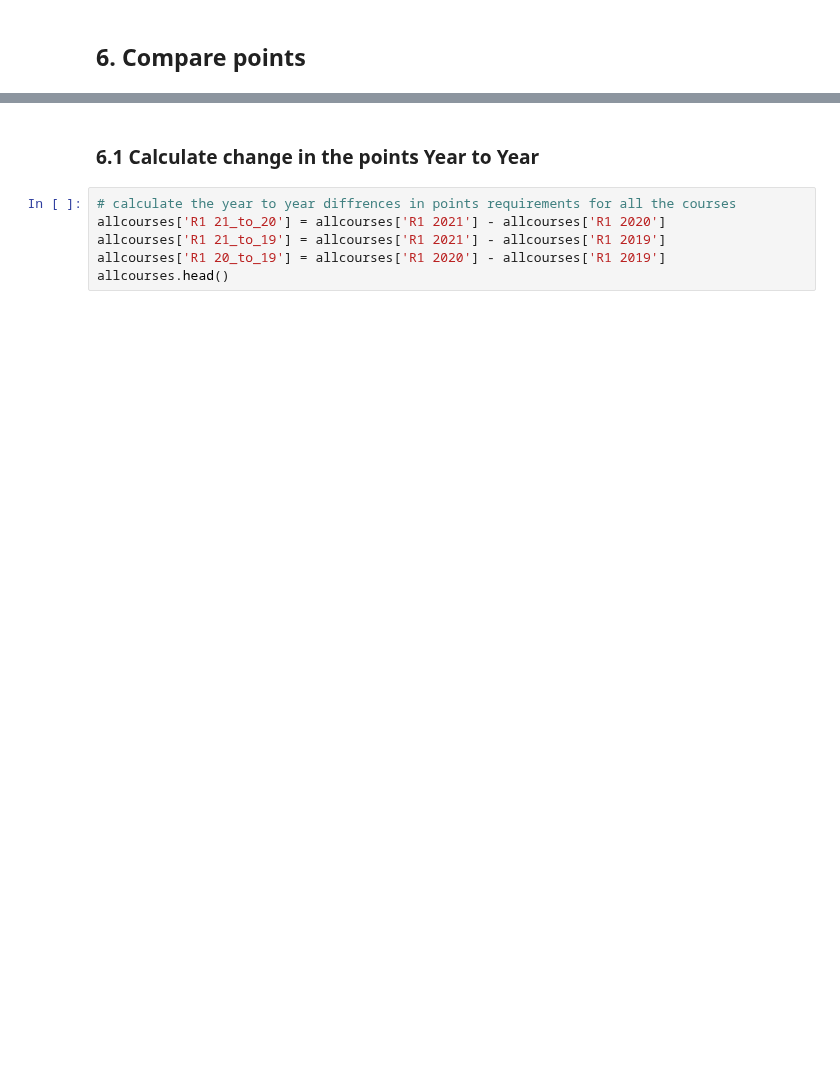
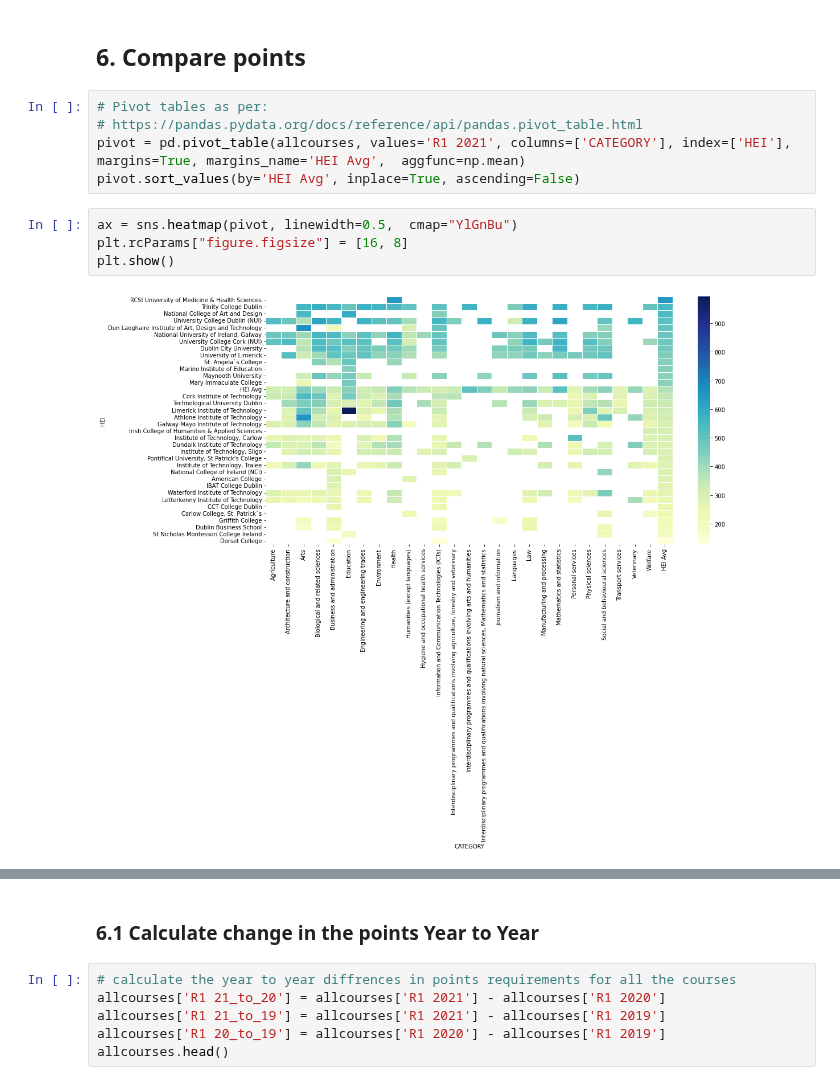
Before and after one commit to przemekbil/FoDA_2021, a Jupyter notebook: cao.ipynb, the cells around one changed output, grey strips where cells are left out. Saved outputs shown, nothing was run; the diff lists cells and outputs as text; blank space fills up the shorter version.

Commit message:
HEI by Category Heatmap for 2021 points added

```diff
--- a/cao.ipynb
+++ b/cao.ipynb
@@ -1334,3 +1337,14 @@ allcourses.head()
 | AL810 | Quantity Surveying | 8 | Architecture and construction | AL | Athlone Institute of Technology | 307.0 | 349.0 | 319.0 | NaN | ... |
 # %% [markdown]
 ## 6. Compare points
+# %%
+# Pivot tables as per:
+# https://pandas.pydata.org/docs/reference/api/pandas.pivot_table.html
+pivot = pd.pivot_table(allcourses, values='R1 2021', columns=['CATEGORY'], index=['HEI'], margins=True, margins_name='HEI Avg',  aggfunc=np.mean)
+pivot.sort_values(by='HEI Avg', inplace=True, ascending=False)
+# %%
+ax = sns.heatmap(pivot, linewidth=0.5,  cmap="YlGnBu")
+plt.rcParams["figure.figsize"] = [16, 8]
+plt.show()
+# %% [output]
+[figure, added]
```
Also changed, not shown: parts of 3 cells of this notebook.
